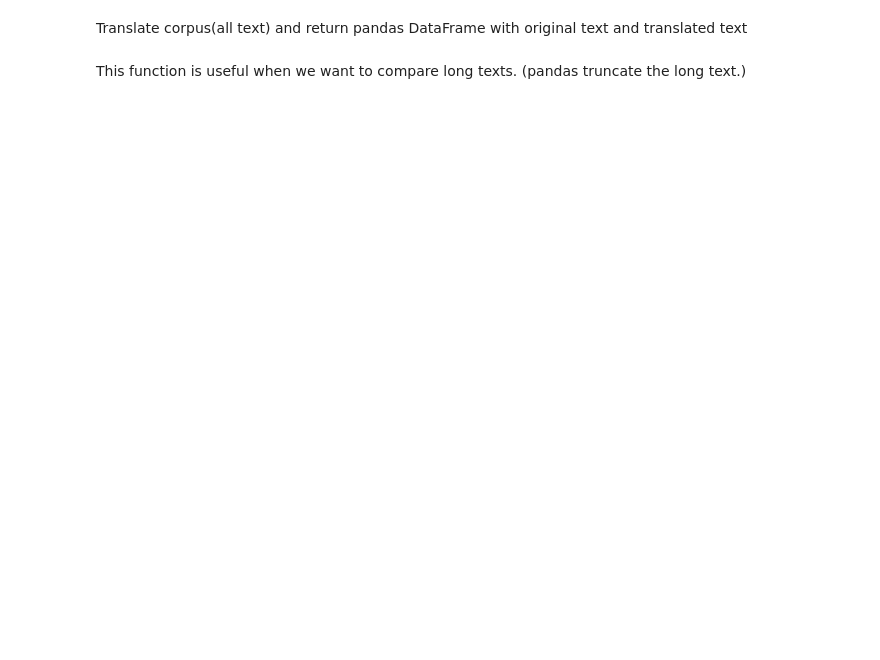
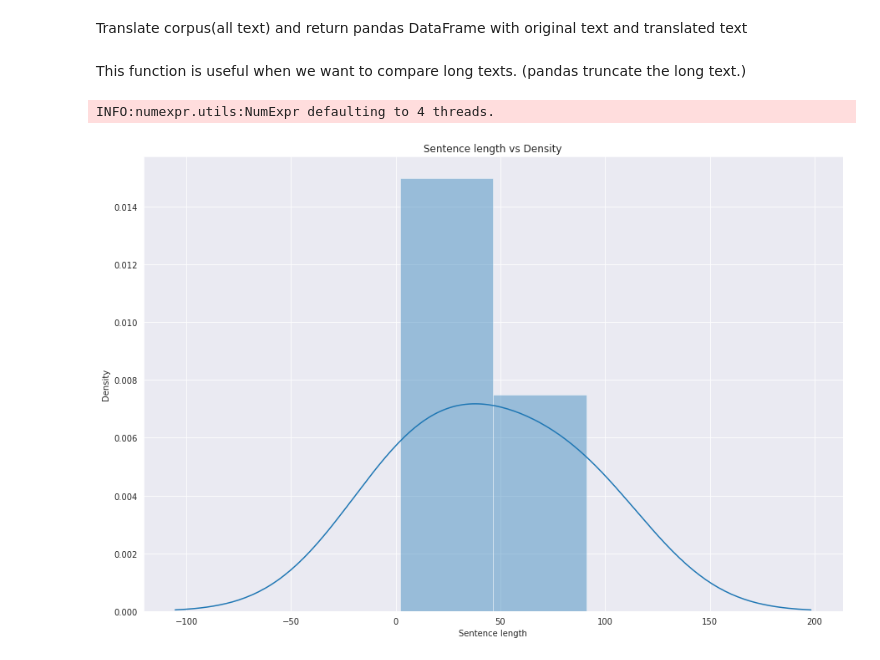
Before and after one commit to pandya6988/diin_text, a Jupyter notebook: notebooks/00_data.ipynb, the cells around one changed output. Saved outputs shown, nothing was run; the diff lists cells and outputs as text; code cells hidden in the pictures; blank space fills up the shorter version.

```diff
--- a/notebooks/00_data.ipynb
+++ b/notebooks/00_data.ipynb
@@ -120,3 +118,27 @@ def print_dataframe_table(df, n=3, schuffle=True):
     return ptable
 # %% [markdown]
 This function is useful when we want to compare long texts. (pandas truncate the long text.)
+# %%
+#export
+def plot_text_length(texts, percentile=None):
+    '''
+    Takes df['text'] as an input and return `sns.distplot`.
+    '''
+    text_length = [len( text.split() ) for text in texts]
+    if percentile:
+        print('--------------------------------')
+        print(f'Text length {percentile} percentile: {round(np.percentile(text_length, percentile))}')
+        print('--------------------------------')
+    sns.set_style('darkgrid')
+    plt.figure(figsize=(15,10))
+    plt.xlabel('Sentence length')
+    sns.distplot(text_length)
+    plt.title('Sentence length vs Density')
+    plt.show()
+# %%
+# Example
+df = pd.DataFrame({'text': ['Hello, world!', "Here's a public example page. You can see on the files tab, there's a model-best.h5. That's automatically saved by default by the Keras integration, but you can save a checkpoint manually and we'll store it for you in association with your run.", "nbdev is a system for exploratory programming. See the nbdev launch post for information about what that means. In practice, programming in this way can feel very different to the kind of programming many of you will be familiar with, since we've mainly be taught coding techniques that are (at least implicitly) tied to the underlying tools we have access to. I've found that programming in a 'notebook first' way can make me 2-3x more productive than I was before (when we used vscode, Visual Studio, vim, PyCharm, and similar tools)."]})
+plot_text_length(df['text'])
+# %% [output]
+INFO:numexpr.utils:NumExpr defaulting to 4 threads.
+[figure, added]
```
Also changed, not shown: parts of 1 cell of this notebook, 3 other files.
